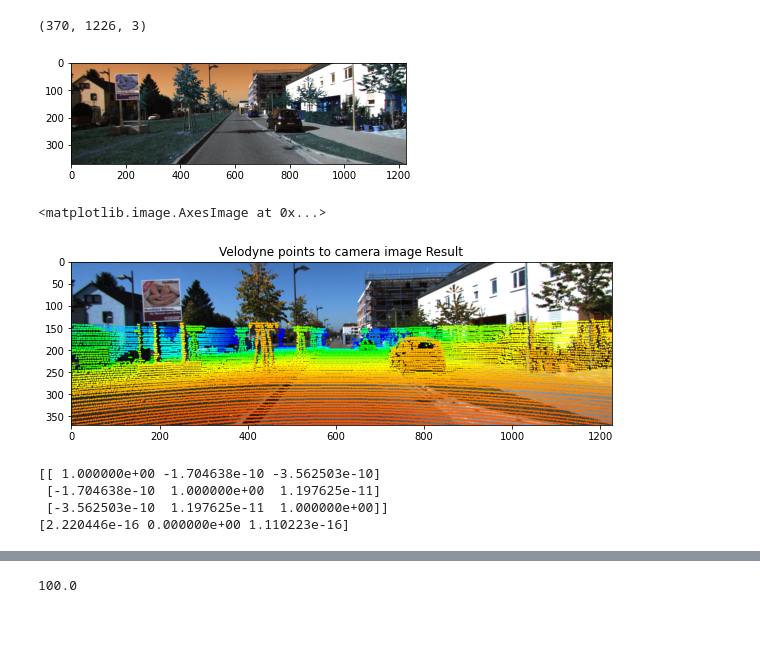
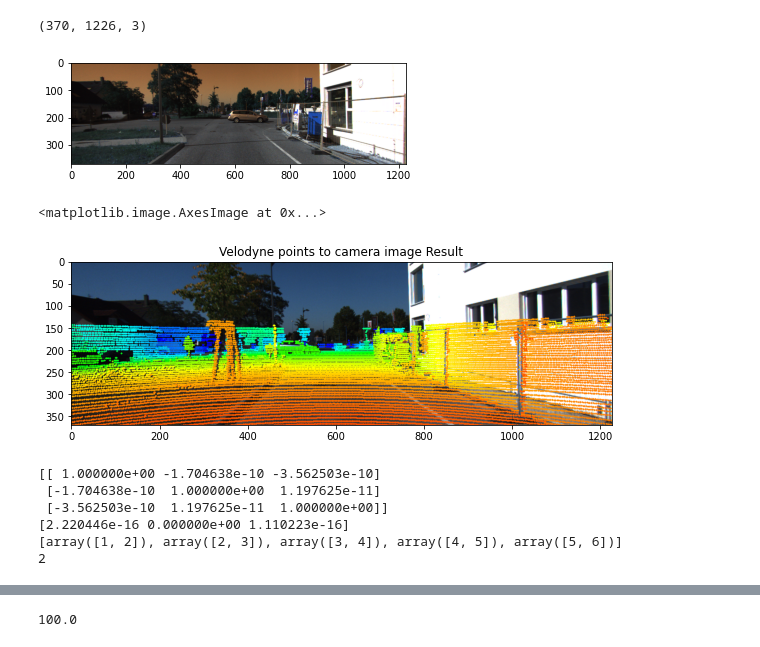
Before and after one commit to robertocaiwu/2.5DATMO, a Jupyter notebook: Velo2cam.ipynb, the cells around one changed output, grey strips where cells are left out. Drawn from its saved outputs; the diff is of its cells as text; code cells hidden in the pictures.

```diff
--- a/Velo2cam.ipynb
+++ b/Velo2cam.ipynb
@@ -14,20 +15,20 @@ import seaborn as sns
 # %%
 settings = st.Settings()
 data_path = './dataset/2011_09_30/'
 velo_path = data_path + '/sequences/velodyne'
-fr = 0
+fr = 1075
 image_path = data_path + '/color/image_02'
 poses_path = data_path + '/poses/data'
 
 # print frame 89 camera image
 camera = Kitti(frame=fr,camera_path=image_path)
 image = camera.camera_file
 
 plt.imshow(image)
 print(image.shape)
 # %% [output]
 (370, 1226, 3)
-[figure, old version]
+[figure, new version]
 # %%
 def print_projection_cv2(points, color, image):
     """ project converted velodyne points into camera image """
@@ -68,7 +69,7 @@ plt.title("Velodyne points to camera image Result")
 plt.imshow(result)
 # %% [output]
 <matplotlib.image.AxesImage at 0x...>
-[figure, old version]
+[figure, new version]
 # %%
 poses_path = data_path + '/poses/poses.txt'
 poses = np.loadtxt(poses_path)
@@ -79,21 +80,18 @@ R = c2v.dot(T[0:3,0:3].dot(c2v.T))
 t = c2v.dot(T[0:3,3])
 print(R)
 print(t)
-# print(c2v.dot(R.dot(c2v.T)))
-# print(c2v@R@c2v.T)
-# ix = np.linspace(0, 300-1, 300)
-# iy = np.linspace(0, 120-1, 120)
-# imx, imy = np.meshgrid(range(300), range(120), indexing='ij')
-# imx = imx.reshape(300*120,)
-# imy = imy.reshape(300*120,)
-# print(imx.shape)
-# print(imy.shape)
-
-# a = np.asarray([imx[:], imy[:]])
-# print(a)
+stack = []
+a = np.asarray([1,2])
+for i in range(5):
+    stack.append(a+i)
+print(stack[:])
+print(stack[:][1][0])
+# np.sum(stack[0:3][0])
 # %% [output]
 [[ 1.000000e+00 -1.704638e-10 -3.562503e-10]
  [-1.704638e-10  1.000000e+00  1.197625e-11]
  [-3.562503e-10  1.197625e-11  1.000000e+00]]
 [2.220446e-16 0.000000e+00 1.110223e-16]
+[array([1, 2]), array([2, 3]), array([3, 4]), array([4, 5]), array([5, 6])]
+2
 # %%
```
Also changed, not shown: parts of 8 cells of this notebook, 7 other files.
